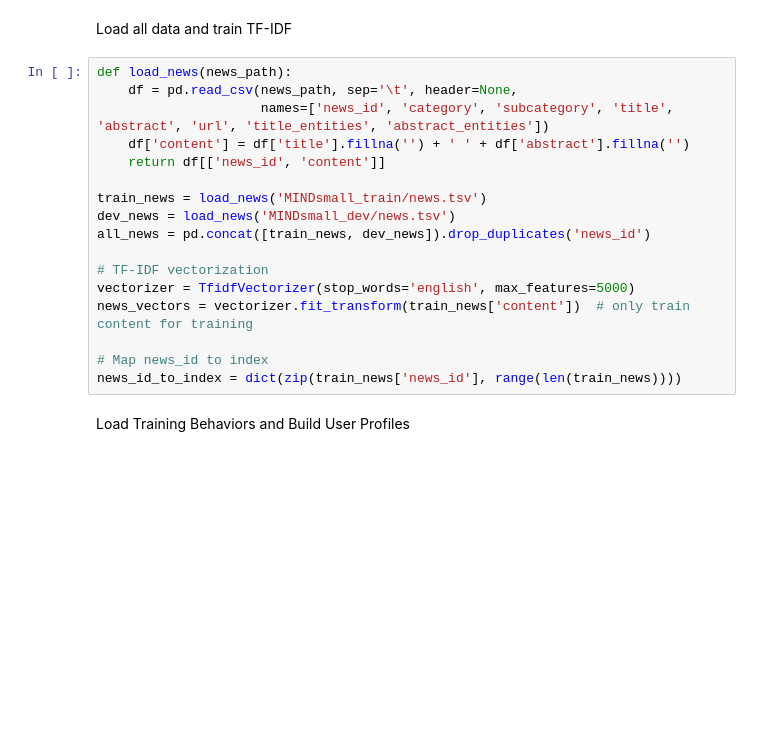
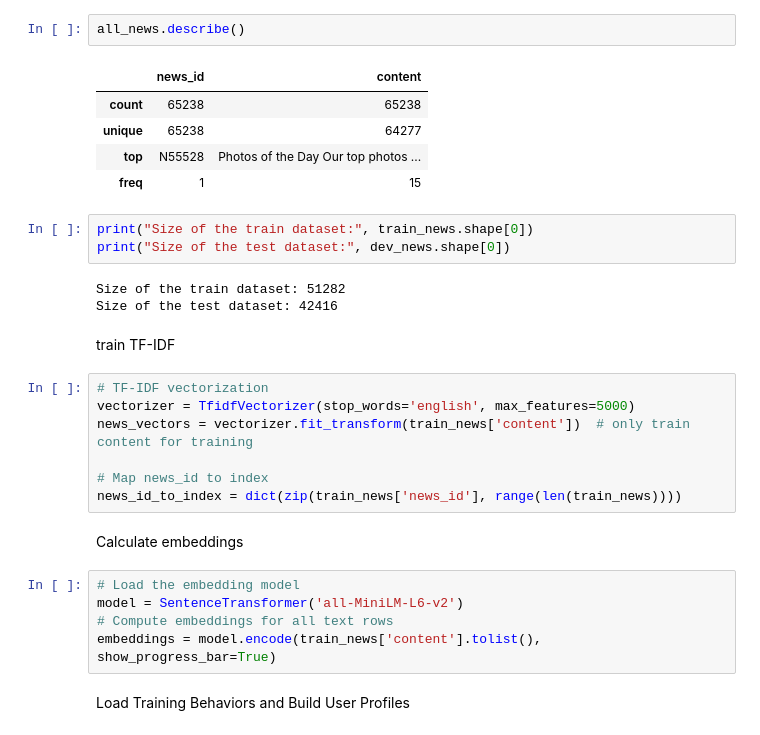
Before and after one commit to EliaTosin/DataAnaCla25, a Jupyter notebook: flipped_11/flipped_11.ipynb, the cells around one changed output. Drawn from its saved outputs; the diff is of its cells as text; blank space fills up the shorter version.

```diff
--- a/flipped_11/flipped_11.ipynb
+++ b/flipped_11/flipped_11.ipynb
@@ -10,22 +38,33 @@ from tqdm import tqdm
+# %%
+all_news.describe()
+# %% [output]
+|  | news_id | content |
+| count | 65238 | 65238 |
+| unique | 65238 | 64277 |
+| top | N55528 | Photos of the Day Our top photos ... |
+| freq | 1 | 15 |
+# %%
+print("Size of the train dataset:", train_news.shape[0])
+print("Size of the test dataset:", dev_news.shape[0])
+# %% [output]
+Size of the train dataset: 51282
+Size of the test dataset: 42416
 # %% [markdown]
-Load all data and train TF-IDF
+train TF-IDF
 # %%
-def load_news(news_path):
-    df = pd.read_csv(news_path, sep='\t', header=None,
-                     names=['news_id', 'category', 'subcategory', 'title', 'abstract', 'url', 'title_entities', 'abstract_entities'])
-    df['content'] = df['title'].fillna('') + ' ' + df['abstract'].fillna('')
-    return df[['news_id', 'content']]
-
-train_news = load_news('MINDsmall_train/news.tsv')
-dev_news = load_news('MINDsmall_dev/news.tsv')
-all_news = pd.concat([train_news, dev_news]).drop_duplicates('news_id')
-
 # TF-IDF vectorization
 vectorizer = TfidfVectorizer(stop_words='english', max_features=5000)
 news_vectors = vectorizer.fit_transform(train_news['content'])  # only train content for training
 
 # Map news_id to index
 news_id_to_index = dict(zip(train_news['news_id'], range(len(train_news))))
+# %% [markdown]
+Calculate embeddings
+# %%
+# Load the embedding model
+model = SentenceTransformer('all-MiniLM-L6-v2')
+# Compute embeddings for all text rows
+embeddings = model.encode(train_news['content'].tolist(), show_progress_bar=True)
 # %% [markdown]
 Load Training Behaviors and Build User Profiles
 # %%
```
Also changed, not shown: parts of 9 cells of this notebook.
